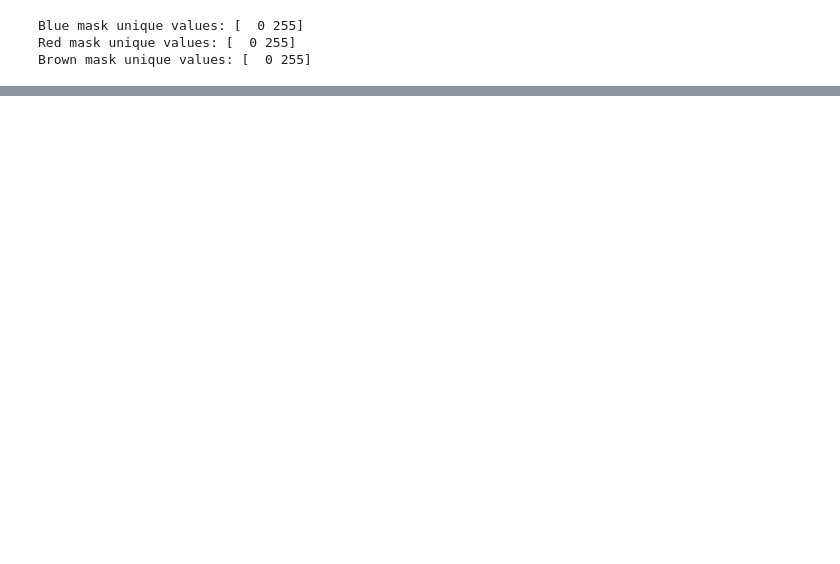
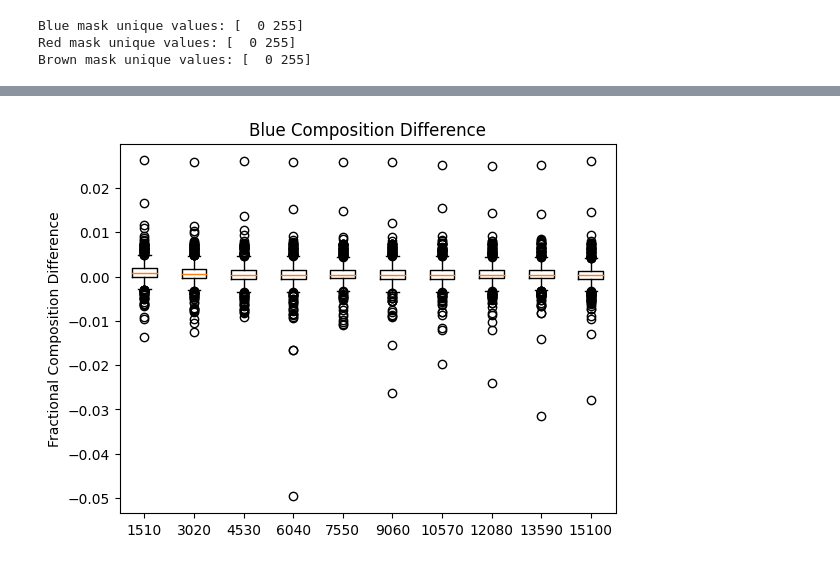
Before and after one commit to benwen321/benlabwork, a Jupyter notebook: plane_hsv_segmentation.ipynb, the cells around one changed output, grey strips where cells are left out. Drawn from its saved outputs; the diff is of its cells as text; code cells hidden in the pictures; blank space fills up the shorter version.

```diff
--- a/plane_hsv_segmentation.ipynb
+++ b/plane_hsv_segmentation.ipynb
@@ -596,0 +1576,13 @@ Brown mask unique values: [  0 255]
+# %%
+# Creating the boxplot
+y_coords = y_coords[1:]
+plt.boxplot(y_coords, labels=['1510', '3020', '4530', '6040', '7550', '9060', '10570', '12080', '13590', '15100'])
+#plt.yscale('symlog', linthresh=1)
+# Adding title and labels
+plt.title("Blue Composition Difference")
+plt.ylabel("Fractional Composition Difference")
+
+# Show plot
+plt.show()
+# %% [output]
+[figure, added]
```
Also changed, not shown: parts of 15 cells of this notebook, 2 other files.
